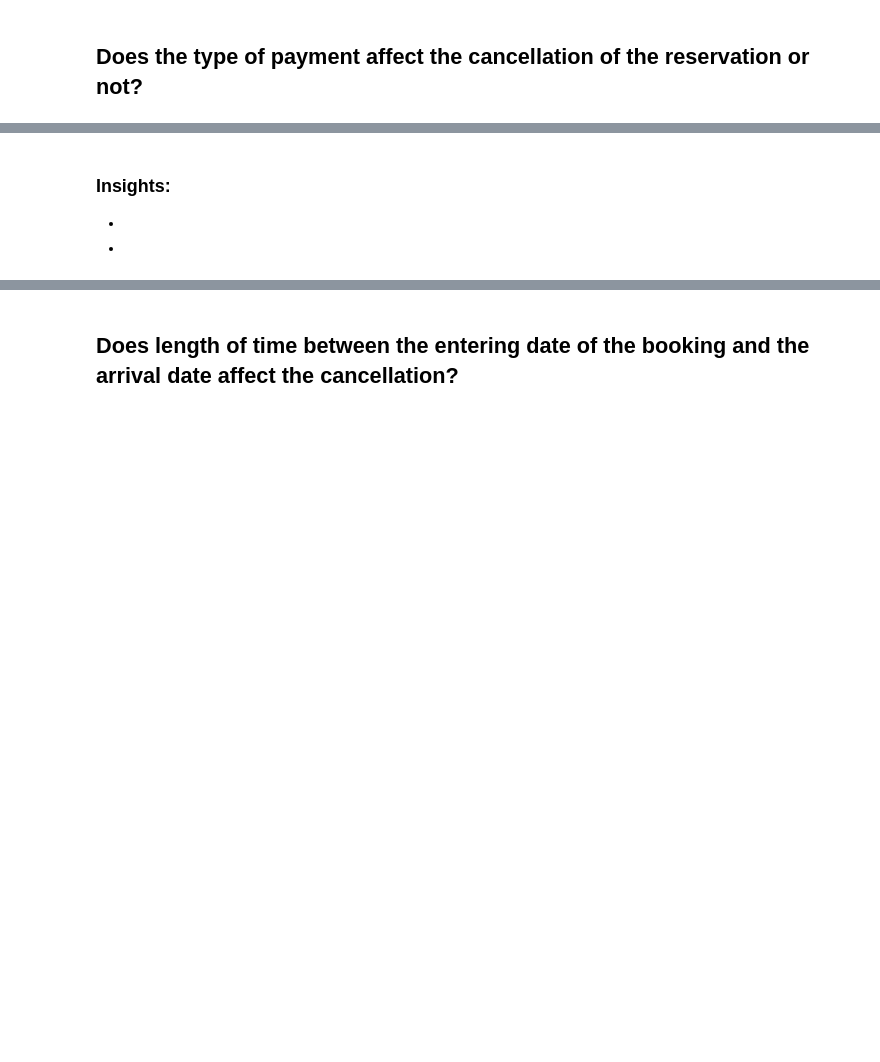
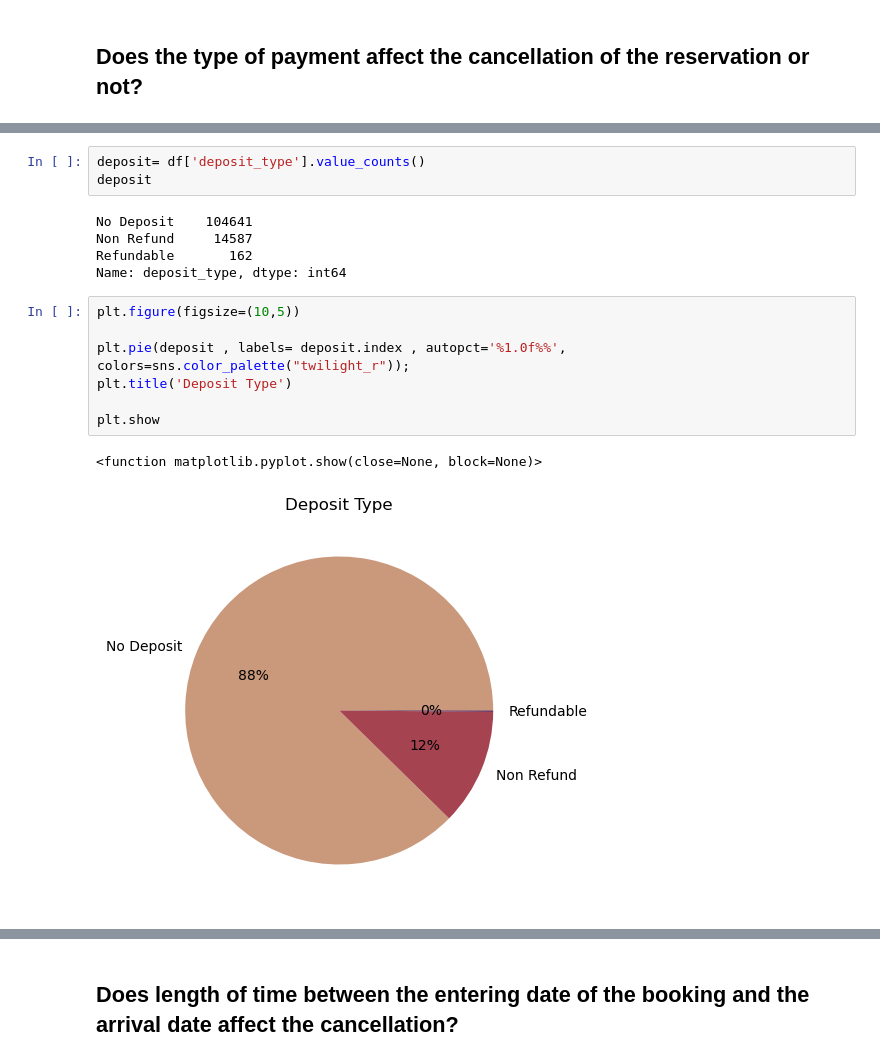
Before and after one commit to Tuwaiq-Data-Science-Bootcamp-V4/PCA-Lab, a Jupyter notebook: CV_Assignment.ipynb, the cells around one changed output, grey strips where cells are left out. Drawn from its saved outputs; the diff is of its cells as text; blank space fills up the shorter version.

```diff
--- a/CV_Assignment.ipynb
+++ b/CV_Assignment.ipynb
@@ -110,4 +122,18 @@ df.describe(include='object')
-# %% [markdown]
-### Insights:
--
--
+# %%
+deposit= df['deposit_type'].value_counts()
+deposit
+# %% [output]
+No Deposit    104641
+Non Refund     14587
+Refundable       162
+Name: deposit_type, dtype: int64
+# %%
+plt.figure(figsize=(10,5))
+
+plt.pie(deposit , labels= deposit.index , autopct='%1.0f%%', colors=sns.color_palette("twilight_r"));
+plt.title('Deposit Type')
+
+plt.show
+# %% [output]
+<function matplotlib.pyplot.show(close=None, block=None)>
+[figure, added]
```
Also changed, not shown: parts of 47 cells of this notebook.
